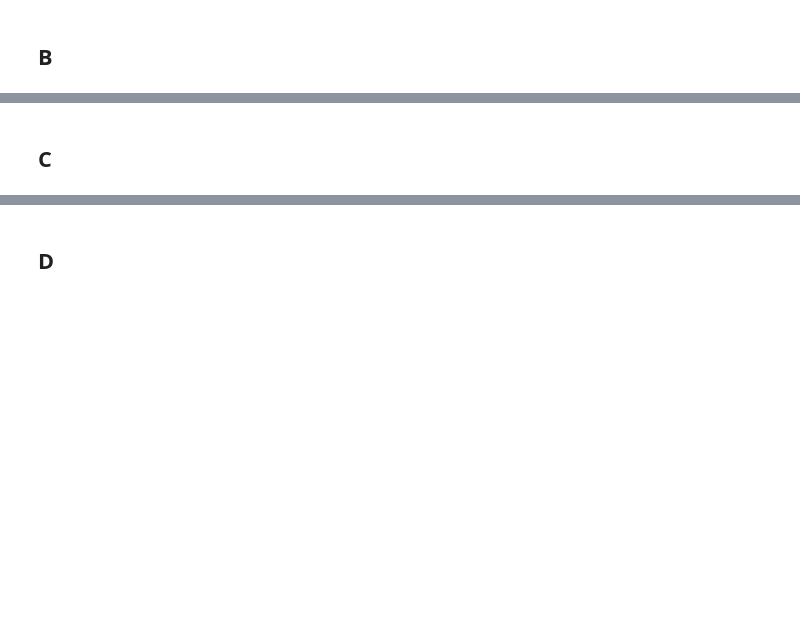
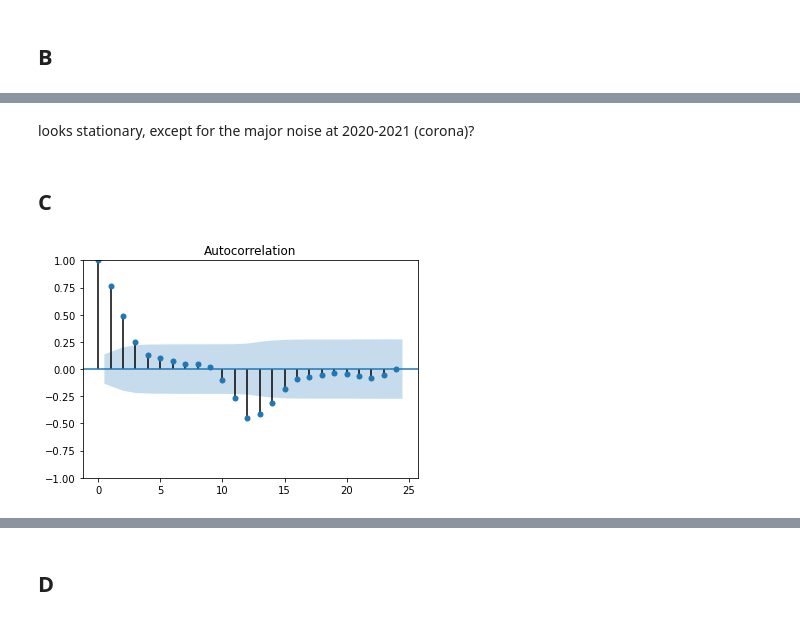
Before and after one commit to roihezkiyahu/Time-Series-Course, a Jupyter notebook: HW5/HW5.ipynb, the cells around one changed output, grey strips where cells are left out. Drawn from its saved outputs; the diff is of its cells as text; code cells hidden in the pictures; blank space fills up the shorter version.

```diff
--- a/HW5/HW5.ipynb
+++ b/HW5/HW5.ipynb
@@ -179,2 +211,9 @@ the model seem to work quite well, i tried some different models but did not get
 # %% [markdown]
 ## B
+# %%
+baseball_year_diff =baseball.diff(periods=12).dropna() #remove 12 first NaNs
+
+baseball_year_diff.plot(figsize = (10,6))
+plt.title("Differentiated Series",fontsize=30)
+plt.xlabel('Year', fontsize=20)
+plt.ylabel('Relative Search Interest', fontsize=20)
@@ -181,2 +223,8 @@ the model seem to work quite well, i tried some different models but did not get
+# %% [markdown]
+looks stationary, except for the major noise at 2020-2021 (corona)?
 # %% [markdown]
 ## C
+# %%
+tsaplots.plot_acf(baseball_year_diff);
+# %% [output]
+[figure, added]
```
Also changed, not shown: parts of 37 cells of this notebook.
